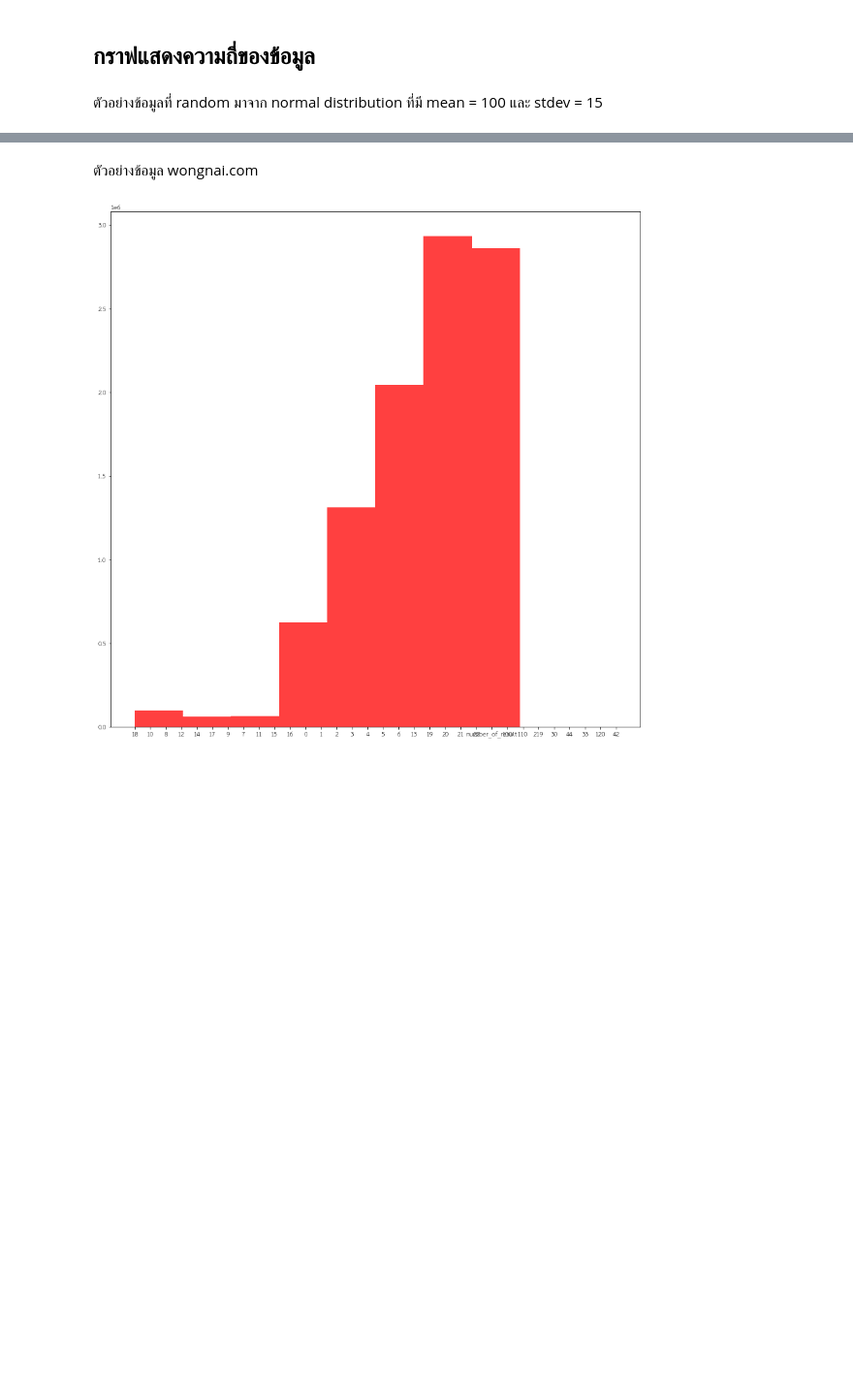
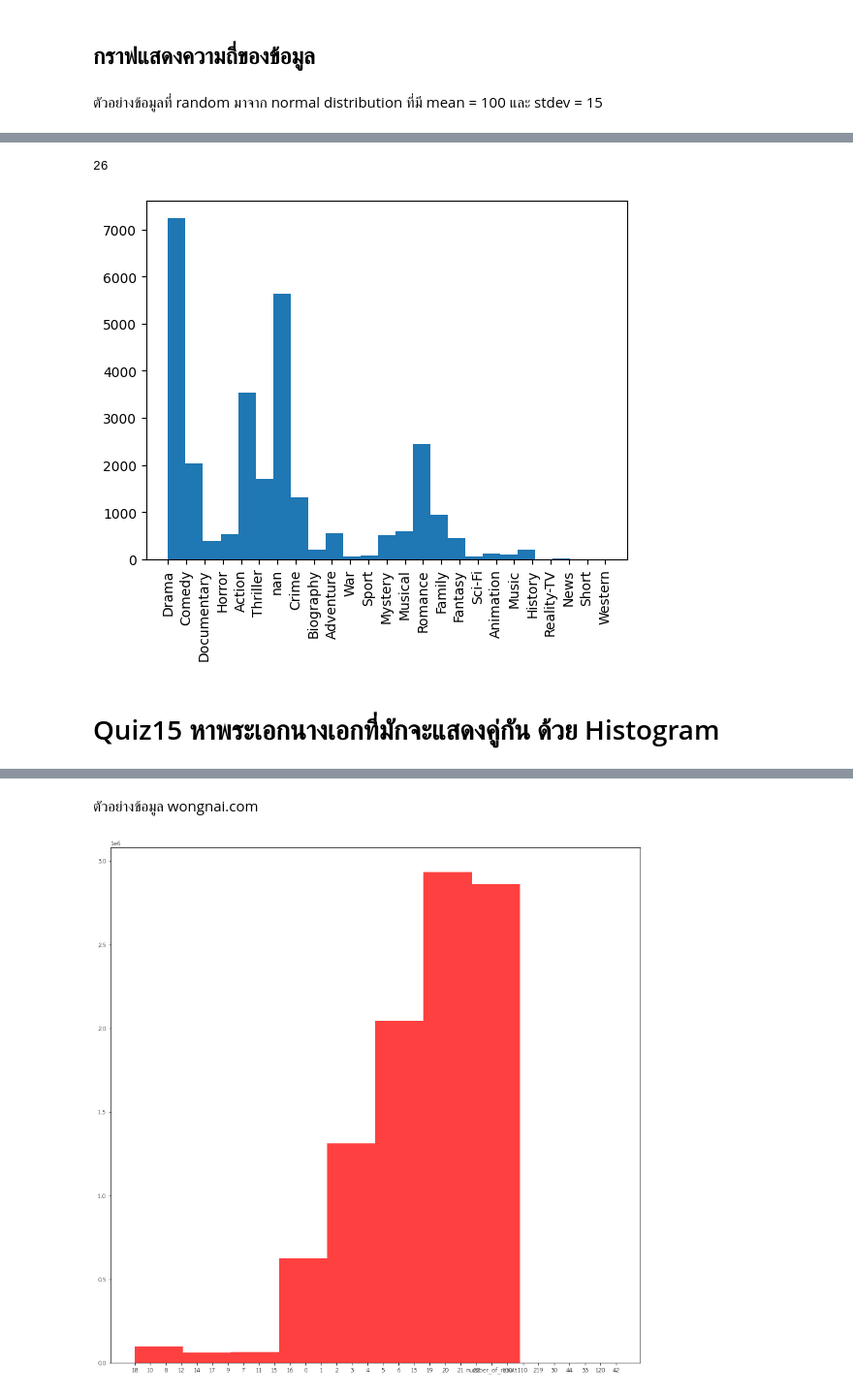
Before and after one commit to Kunyarat4803/Python_dataviz2024, a Jupyter notebook: Visualize_Data_Comparison_2024.ipynb, the cells around one changed output, grey strips where cells are left out. Shown at 97% size. Cells and saved outputs as stored; diff of their text form; code cells hidden in the pictures; blank space fills up the shorter version.

```diff
--- a/Visualize_Data_Comparison_2024.ipynb
+++ b/Visualize_Data_Comparison_2024.ipynb
@@ -595,0 +653,6 @@ plt.hist(X, 50, density = True, facecolor = 'violet', alpha = 0.75);
+# %%
+import pandas as pd
+genre_split = data_india['Genre'].str.split(',', expand=True)
+genre_split.columns = ['Genre1','Genre2','Genre3']
+data_india = pd.concat([data_india,genre_split],axis = 1)
+data_india.head()
@@ -595,0 +666,21 @@ plt.hist(X, 50, density = True, facecolor = 'violet', alpha = 0.75);
+# %%
+# prompt: delete space in the value in Genre1 Genre2 Genre3
+
+data_india['Genre1'] = data_india['Genre1'].str.strip()
+data_india['Genre2'] = data_india['Genre2'].str.strip()
+data_india['Genre3'] = data_india['Genre3'].str.strip()
+# %%
+allGenre = list(data_india['Genre1'])+list(data_india['Genre2'])+list(data_india['Genre3'])
+# %%
+len(set(allGenre))
+# %% [output]
+26
+# %%
+allGenre = [x for x in allGenre if x is not None]
+# %%
+plt.hist(allGenre,bins = len(set(allGenre)))
+plt.xticks(rotation ='vertical');
+# %% [output]
+[figure, added]
+# %% [markdown]
+# Quiz15 หาพระเอกนางเอกที่มักจะแสดงคู่กัน ด้วย Histogram
```
Also changed, not shown: parts of 15 cells of this notebook.
